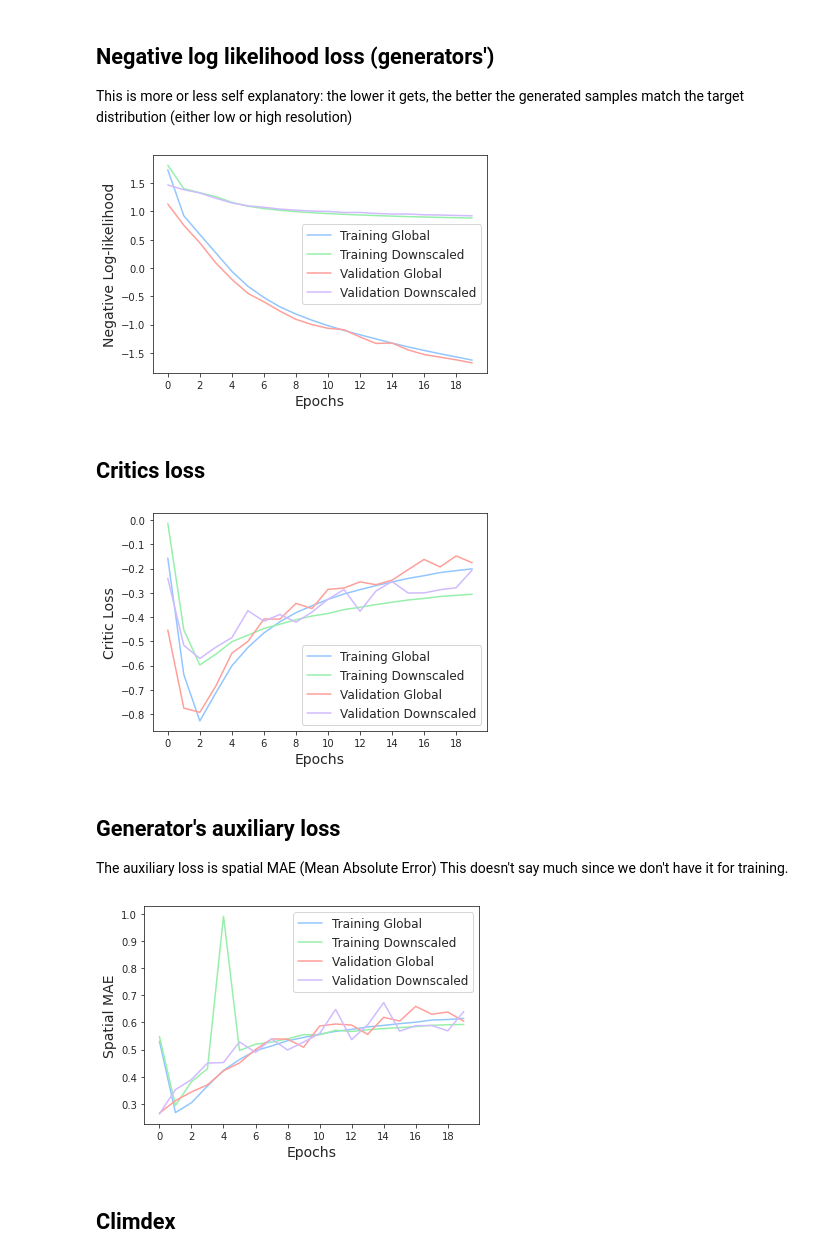
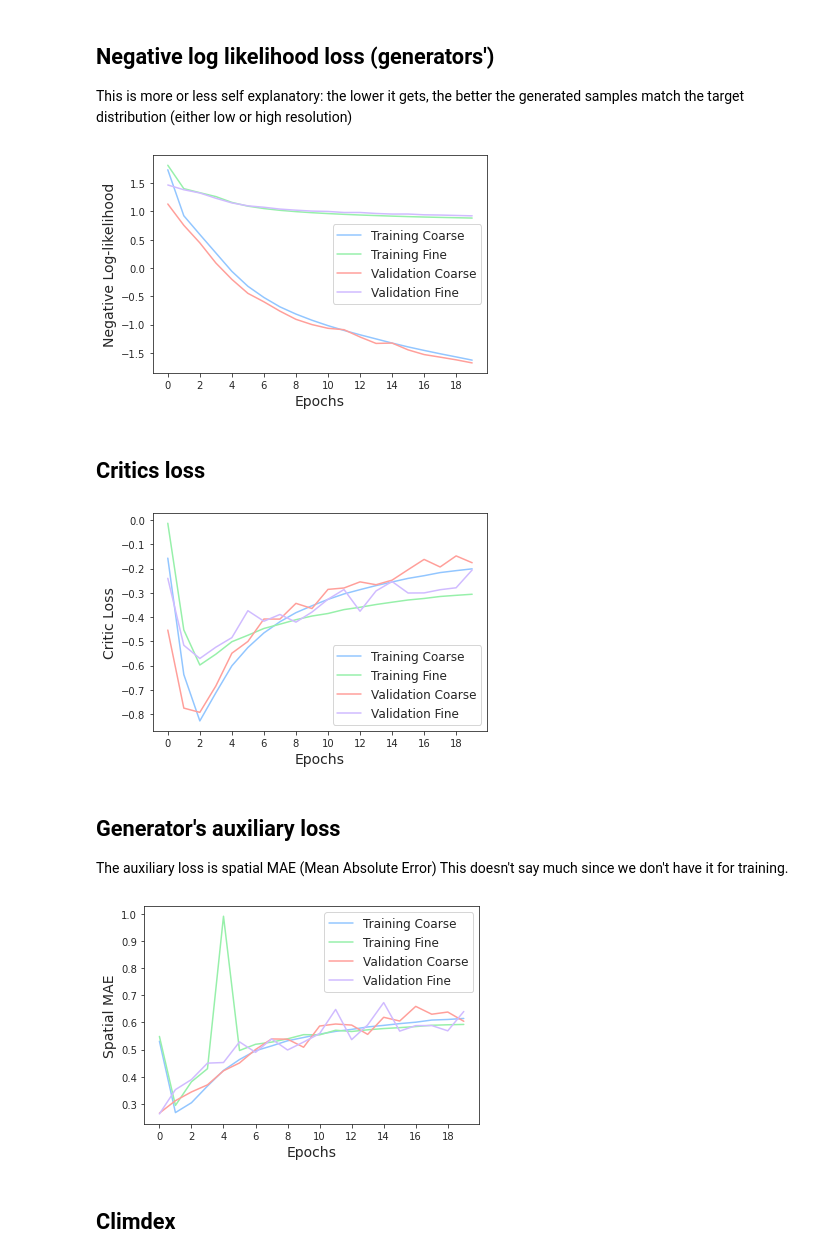
Before and after one commit to 6759-Project/generative-downscaling, a Jupyter notebook: make_figures.ipynb, the cells around one changed output. Cells and saved outputs as stored; diff of their text form; code cells hidden in the pictures.

Commit message:
Changed labels global/downscaled to coarse/fine

```diff
--- a/make_figures.ipynb
+++ b/make_figures.ipynb
@@ -103,49 +103,49 @@ plt.savefig('figures/gy_loss.png')
 This is more or less self explanatory: the lower it gets, the better the generated samples match the target distribution (either low or high resolution)
 # %%
 fig = plt.figure()
-plt.plot(epochs, history['train_nll_x'].dropna(), label='Training Global')
-plt.plot(epochs, history['train_nll_y'].dropna(), label='Training Downscaled')
-plt.plot(epochs, history['eval_nll_x'].dropna(), label='Validation Global')
-plt.plot(epochs, history['eval_nll_y'].dropna(), label='Validation Downscaled')
+plt.plot(epochs, history['train_nll_x'].dropna(), label='Training Coarse')
+plt.plot(epochs, history['train_nll_y'].dropna(), label='Training Fine')
+plt.plot(epochs, history['eval_nll_x'].dropna(), label='Validation Coarse')
+plt.plot(epochs, history['eval_nll_y'].dropna(), label='Validation Fine')
 plt.ylabel('Negative Log-likelihood', fontsize=14)
 plt.xlabel('Epochs', fontsize=14)
 plt.xticks(epochs[::2])
 plt.legend(fontsize=12)
 plt.savefig('figures/nll_loss.png')
 # %% [output]
-[figure, old version]
+[figure, new version]
 # %% [markdown]
 ## Critics loss
 # %%
 fig = plt.figure()
-plt.plot(epochs, history['train_dx_loss'].dropna(), label='Training Global')
-plt.plot(epochs, history['train_dy_loss'].dropna(), label='Training Downscaled')
-plt.plot(epochs, history['eval_dx_loss'].dropna(), label='Validation Global')
-plt.plot(epochs, history['eval_dy_loss'].dropna(), label='Validation Downscaled')
+plt.plot(epochs, history['train_dx_loss'].dropna(), label='Training Coarse')
+plt.plot(epochs, history['train_dy_loss'].dropna(), label='Training Fine')
+plt.plot(epochs, history['eval_dx_loss'].dropna(), label='Validation Coarse')
+plt.plot(epochs, history['eval_dy_loss'].dropna(), label='Validation Fine')
 plt.ylabel('Critic Loss', fontsize=14)
 plt.xlabel('Epochs', fontsize=14)
 plt.xticks(epochs[::2])
 plt.legend(fontsize=12)
 plt.savefig('figures/d_loss.png')
 # %% [output]
-[figure, old version]
+[figure, new version]
 # %% [markdown]
 ## Generator's auxiliary loss
 The auxiliary loss is spatial MAE (Mean Absolute Error)
 This doesn't say much since we don't have it for training.
 # %%
 fig = plt.figure()
-plt.plot(epochs, history['train_gx_aux'].dropna(), label='Training Global')
-plt.plot(epochs, history['train_gy_aux'].dropna(), label='Training Downscaled')
-plt.plot(epochs, history['eval_gx_aux'].dropna(), label='Validation Global')
-plt.plot(epochs, history['eval_gy_aux'].dropna(), label='Validation Downscaled')
+plt.plot(epochs, history['train_gx_aux'].dropna(), label='Training Coarse')
+plt.plot(epochs, history['train_gy_aux'].dropna(), label='Training Fine')
+plt.plot(epochs, history['eval_gx_aux'].dropna(), label='Validation Coarse')
+plt.plot(epochs, history['eval_gy_aux'].dropna(), label='Validation Fine')
 plt.ylabel('Spatial MAE', fontsize=14)
 plt.xlabel('Epochs', fontsize=14)
 plt.xticks(epochs[::2])
 plt.legend(fontsize=12)
 plt.savefig('figures/g_aux.png')
 # %% [output]
-[figure, old version]
+[figure, new version]
 # %% [markdown]
 ## Climdex
 # %%
```
Also changed, not shown: parts of 1 cell of this notebook, 5 other files.
